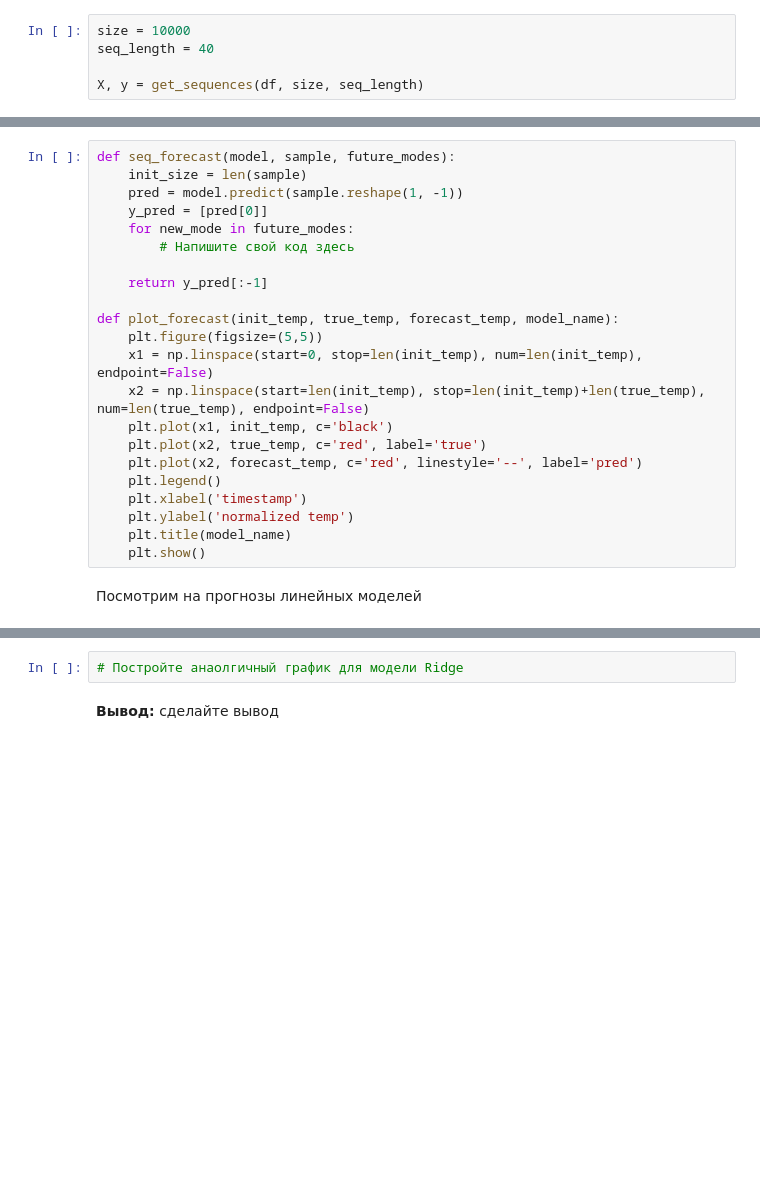
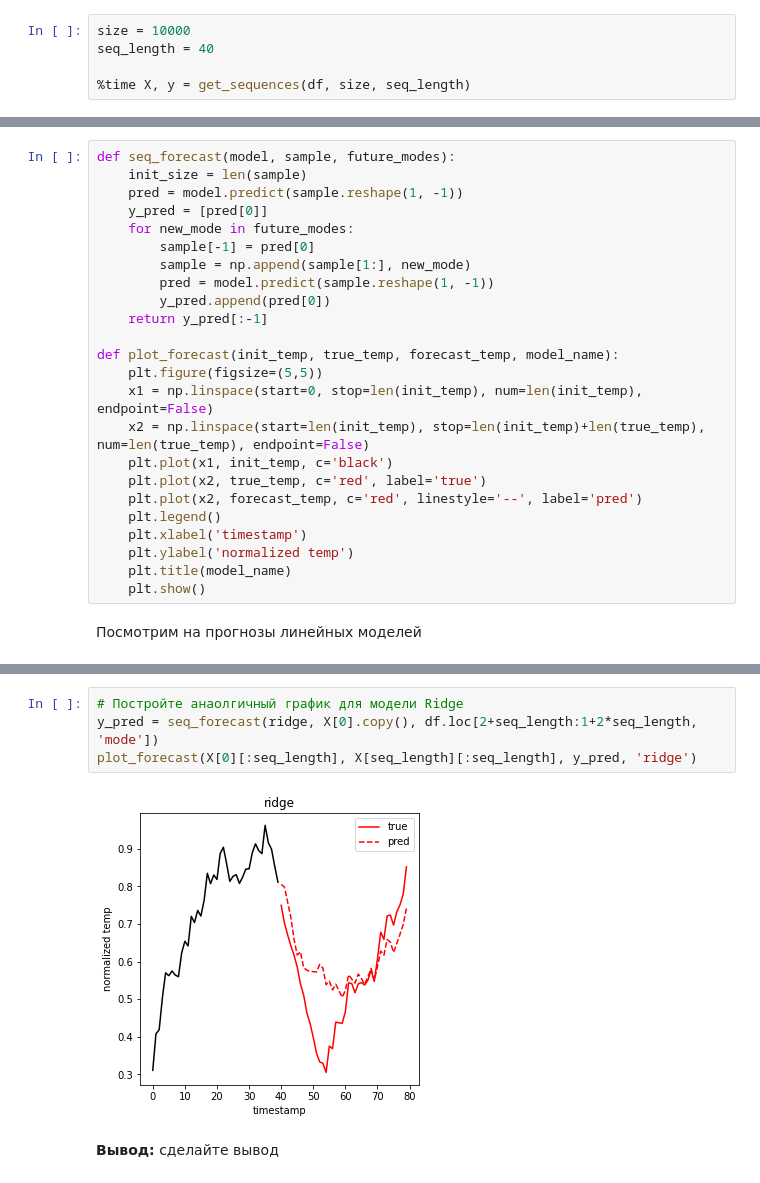
Before and after one commit to DOOMKEKER/bd-analyse, a Jupyter notebook: lab5/Lab5_task.ipynb, the cells around one changed output, grey strips where cells are left out. Cells and saved outputs as stored; diff of their text form; blank space fills up the shorter version.

```diff
--- a/lab5/Lab5_task.ipynb
+++ b/lab5/Lab5_task.ipynb
@@ -325,4 +272,4 @@ df[38:45]
 size = 10000
 seq_length = 40
 
-X, y = get_sequences(df, size, seq_length)
+%time X, y = get_sequences(df, size, seq_length)
@@ -572,8 +490,10 @@ def seq_forecast(model, sample, future_modes):
     pred = model.predict(sample.reshape(1, -1))
     y_pred = [pred[0]]
     for new_mode in future_modes:
-        # Напишите свой код здесь
-
+        sample[-1] = pred[0]
+        sample = np.append(sample[1:], new_mode)
+        pred = model.predict(sample.reshape(1, -1))
+        y_pred.append(pred[0])
     return y_pred[:-1]
 
 def plot_forecast(init_temp, true_temp, forecast_temp, model_name):
@@ -596,5 +518,9 @@ plot_forecast(X[0][:seq_length], X[seq_length][:seq_length], y_pred, 'lin_reg')
-# %%
-# Постройте анаолгичный график для модели Ridge
+# %%
+# Постройте анаолгичный график для модели Ridge
+y_pred = seq_forecast(ridge, X[0].copy(), df.loc[2+seq_length:1+2*seq_length, 'mode'])
+plot_forecast(X[0][:seq_length], X[seq_length][:seq_length], y_pred, 'ridge')
+# %% [output]
+[figure, added]
 # %% [markdown]
 **Вывод:** сделайте вывод
 # %% [markdown]
```
Also changed, not shown: parts of 24 cells of this notebook, 1 other file.
